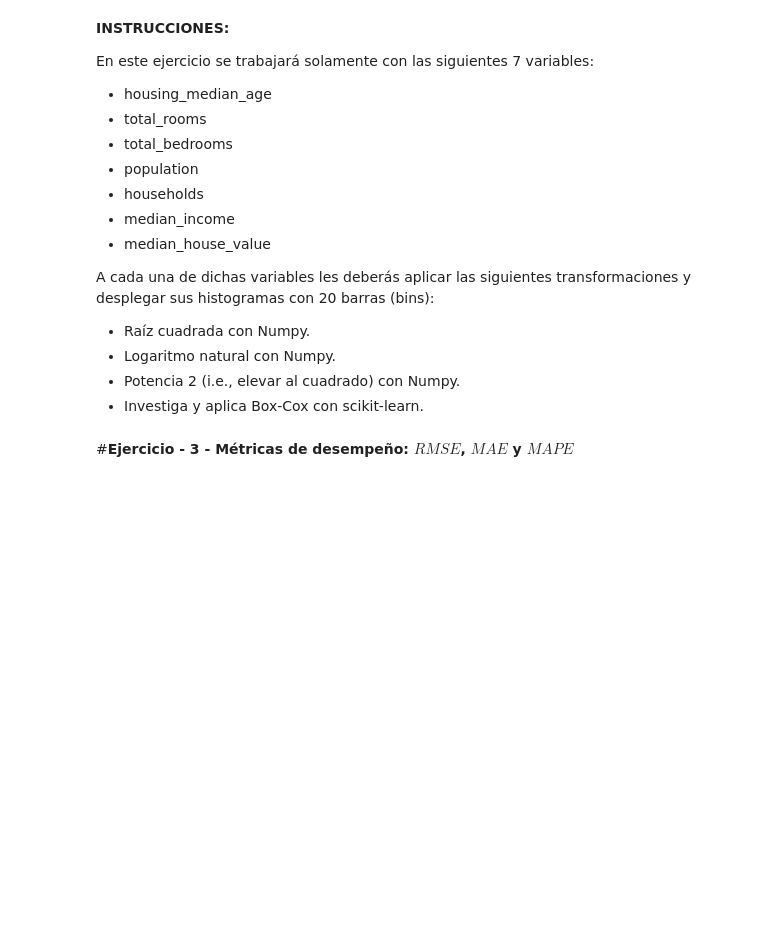
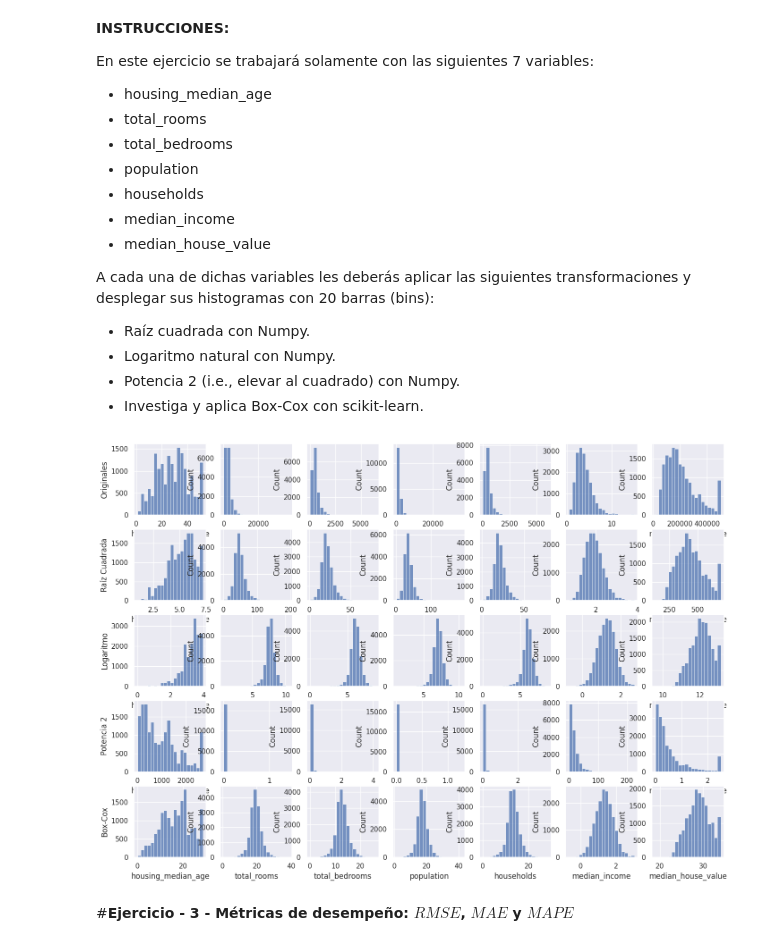
Before and after one commit to AlexysCR/Camera-Calibration, a Jupyter notebook: Actividad 2/MNA_IAyAA_semana_2_2024_Actividad_2.ipynb, the cells around one changed output. Cells and saved outputs as stored; diff of their text form; code cells hidden in the pictures; blank space fills up the shorter version.

```diff
--- a/Actividad 2/MNA_IAyAA_semana_2_2024_Actividad_2.ipynb
+++ b/Actividad 2/MNA_IAyAA_semana_2_2024_Actividad_2.ipynb
@@ -156,9 +158,9 @@ for k in range(0,7):
     # Datos originales ---------------------------------------------------------
     plt.subplot(5,7,k+1)
 
-    Transf0 = None          #  En esta línea se debe asignar a Transf0 los valores de cada variable "k" sin transformar.
+    Transf0 = misdatos[variables_a_transformar[k]]          #  En esta línea se debe asignar a Transf0 los valores de cada variable "k" sin transformar.
 
-    None                    #  En este línea agrega el comando para obtener el histograma de Transf0 con 20 barras (bins).
+    sns.histplot(data=Transf0, bins=20)    #  En este línea agrega el comando para obtener el histograma de Transf0 con 20 barras (bins).
 
 
 
@@ -171,9 +173,9 @@ for k in range(0,7):
     # Datos transformados con raíz cuadrada ------------------------------------
     plt.subplot(5,7,k+8)
 
-    Transf1 = None          #  En esta línea se debe aplicar la raíz cuadrada a los valores de cada variable "k" sin transformar.
+    Transf1 = misdatos[variables_a_transformar[k]].apply(np.sqrt)       #  En esta línea se debe aplicar la raíz cuadrada a los valores de cada variable "k" sin transformar.
 
-    None                    #  En este línea agrega el comando para obtener el histograma de Transf1 con 20 barras (bins).
+    sns.histplot(data=Transf1, bins=20)                   #  En este línea agrega el comando para obtener el histograma de Transf1 con 20 barras (bins).
 
 
 
@@ -186,9 +188,9 @@ for k in range(0,7):
     # Datos transformados con logaritmo natural --------------------------------
     plt.subplot(5,7,k+15)
 
-    Transf2 = None          #  En esta línea se debe aplicar el logaritmo natural a los valores de cada variable "k" sin transformar.
+    Transf2 = misdatos[variables_a_transformar[k]].apply(np.log)          #  En esta línea se debe aplicar el logaritmo natural a los valores de cada variable "k" sin transformar.
 
-    None                    #  En este línea agrega el comando para obtener el histograma de Transf2 con 20 barras (bins).
+    sns.histplot(data=Transf2, bins=20)                    #  En este línea agrega el comando para obtener el histograma de Transf2 con 20 barras (bins).
 
 
     plt.xlabel(variables_a_transformar[k])
@@ -197,39 +199,42 @@ for k in range(0,7):
 
 
 
     # Datos transformados con la potencia de 2 ---------------------------------
     plt.subplot(5,7,k+22)
 
-    Transf3 = None          #  En esta línea debes elevar al cuadrado los valores de cada variable "k" sin transformar.
+    Transf3 = misdatos[variables_a_transformar[k]].apply(np.square)         #  En esta línea debes elevar al cuadrado los valores de cada variable "k" sin transformar.
 
-    None                    #  En este línea agrega el comando para obtener el histograma de Transf3 con 20 barras (bins).
+    sns.histplot(data=Transf3, bins=20)                    #  En este línea agrega el comando para obtener el histograma de Transf3 con 20 barras (bins).
 
 
 
     plt.xlabel(variables_a_transformar[k])
     if k==0:
       plt.ylabel('Potencia 2')
 
 
     # Datos transformados con Box-Cox ------------------------------------------
     plt.subplot(5,7,k+29)
 
-    Transf4 = None          #  En esta línea se debe aplicar la transformación Box-Cox a los valores de cada variable "k" sin transformar.
+    Transf4 = misdatos[variables_a_transformar[k]]
 
-    None                    #  En este línea agrega el comando para obtener el histograma de Transf4 con 20 barras (bins).
-
-
+    # Filtrar valores positivos y aplicar Box-Cox
+    Transf4, lmbda = stats.boxcox(Transf4[Transf4 > 0])
+    sns.histplot(data=Transf4, bins=20)     #  En este línea agrega el comando para obtener el histograma de Transf4 con 20 barras (bins).
 
     plt.xlabel(variables_a_transformar[k])
+
     if k==0:
       plt.ylabel('Box-Cox')
 
     # TERMINA LA SECCIÓN PARA AGREGAR CÓDIGO.
     ################################################################################################################
 
 
 
 plt.show()
+# %% [output]
+[figure, added]
 # %% [markdown]
 #**Ejercicio - 3 - Métricas de desempeño: $RMSE$, $MAE$ y $MAPE$**
 # %% [markdown]
```
Also changed, not shown: parts of 3 cells of this notebook.
